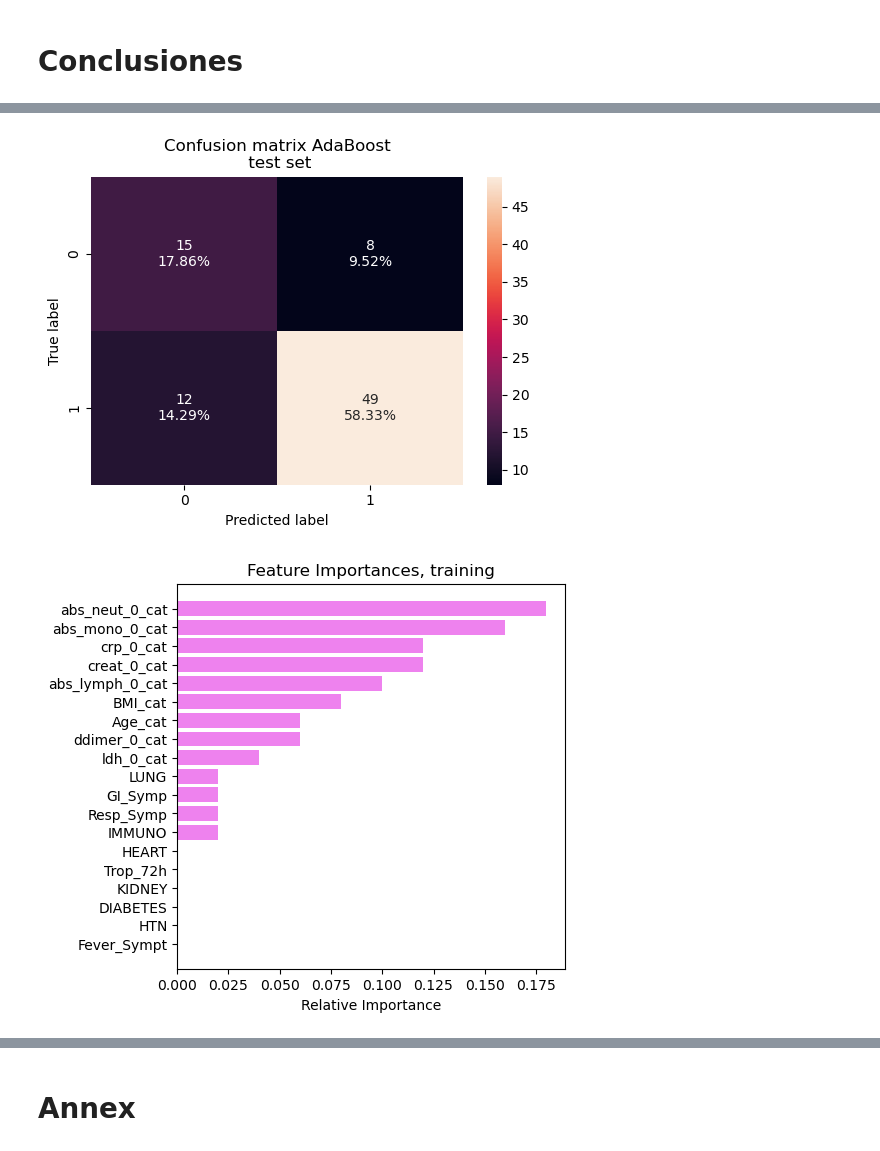
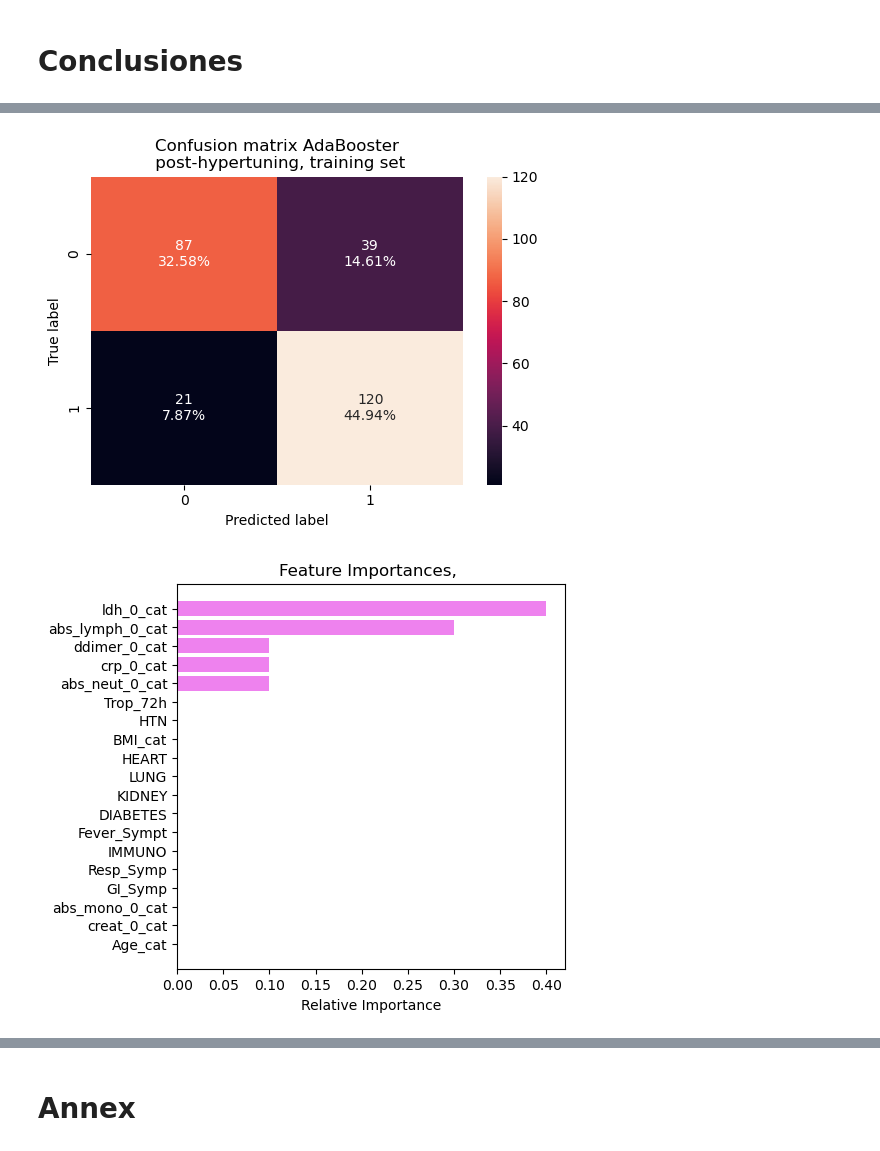
Before and after one commit to AlexSevman/COVID19-Prediction-Prognosis, a Jupyter notebook: Modelos_Clasificaion_II.ipynb, the cells around one changed output, grey strips where cells are left out. Drawn from its saved outputs; the diff is of its cells as text; code cells hidden in the pictures.

```diff
--- a/Modelos_Clasificaion_II.ipynb
+++ b/Modelos_Clasificaion_II.ipynb
@@ -882,10 +876,8 @@ imagen8=confusion_matrix_sklearn(model_AdaBoost,
-# %%
-imagen9=confusion_matrix_sklearn(model_AdaBoost,
-                        X_test, y_test,
-                         title='Confusion matrix AdaBoost\n test set')
-# %% [output]
-[figure, removed]
-# %%
-imagen10=impor_feat(model_AdaBoost,title='training')
-# %% [output]
-[figure, removed]
+# %%
+confusion_matrix_sklearn(adaboos_tuned,
+                          X_train_over, y_train_over ,
+                          title='Confusion matrix AdaBooster\n post-hypertuning, training set')
+impor_feat(adaboos_tuned,'')
+# %% [output]
+[figure, added]
+[figure, added]
```
Also changed, not shown: parts of 3 cells of this notebook.
